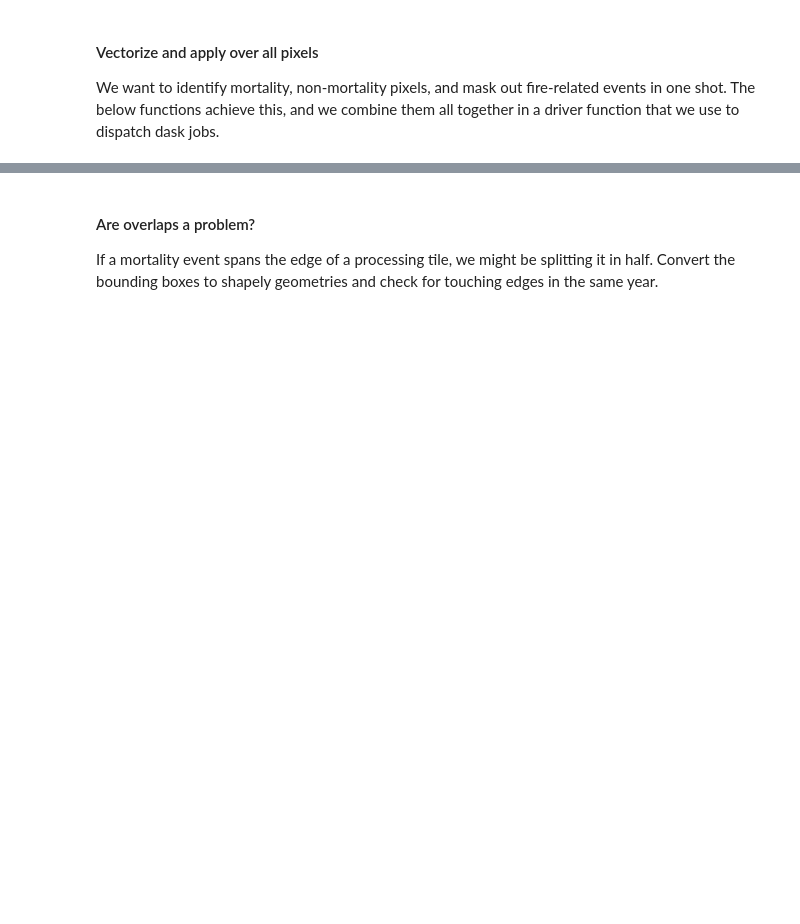
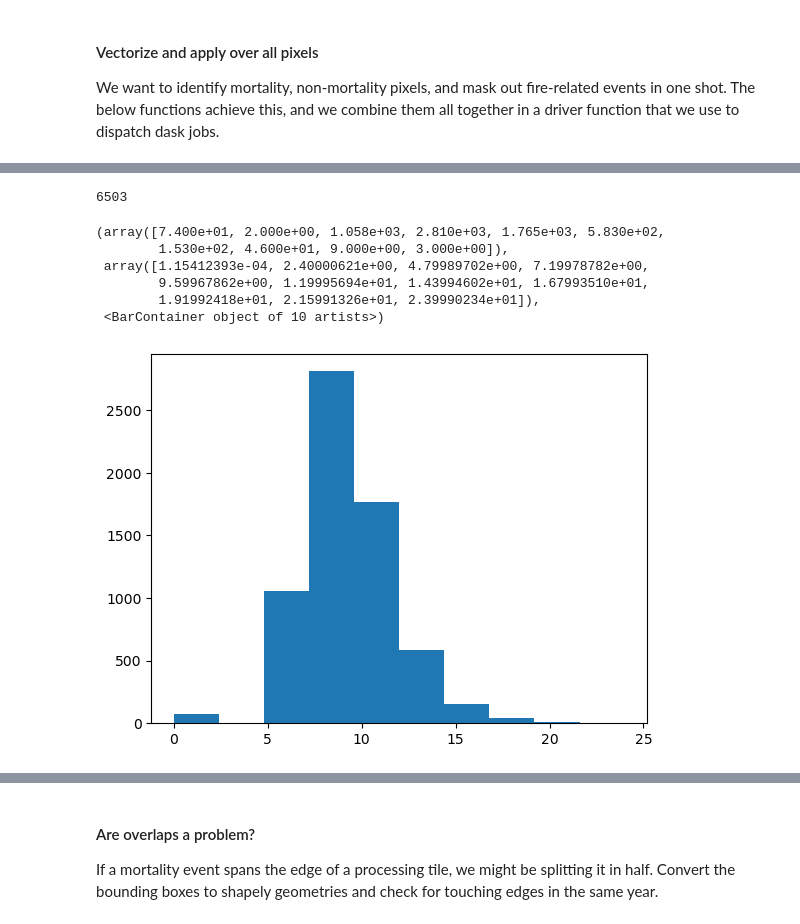
Before and after one commit to s-kganz/morts, a Jupyter notebook: notebooks/ewma_change_detection.ipynb, the cells around one changed output, grey strips where cells are left out. Cells and saved outputs as stored; diff of their text form; code cells hidden in the pictures; blank space fills up the shorter version.

Commit message:
add detection severity to change detection nb

```diff
--- a/notebooks/ewma_change_detection.ipynb
+++ b/notebooks/ewma_change_detection.ipynb
@@ -136,9 +203,11 @@ def label_ewma_detections(
     signal_threshold: float=10,  **kwargs
 ) -> list[dict]:
     # Find positive detections
+    dim_array = ds.band_data.sel(band="dim_change").fillna(0).transpose("y", "x", "time")
+
     detections = xr.apply_ufunc(
         ewma_change_detection,
-        ds.band_data.sel(band="dim_change").fillna(0),
+        dim_array,
         kwargs=dict(lam=lam, transform_matrix=transform_matrix, signal_threshold=signal_threshold, **kwargs),
         input_core_dims=[["time"]],
         output_core_dims=[["time_shift"]],
@@ -151,6 +220,7 @@ def label_ewma_detections(
 
     object_labels, n_feats = ndimage.label(detections, structure=struct)
     objects = ndimage.find_objects(object_labels)
+    object_dim_severity = ndimage.mean(dim_array, object_labels, index=list(range(n_feats)))
 
     # Recreate selectors using the *coordinates* in this array
     objects_coords = [
@@ -162,7 +232,7 @@ def label_ewma_detections(
         for o in objects
     ]
 
-    return objects_coords
+    return objects_coords, object_dim_severity
 
 def label_nondetections(ds: xr.Dataset, signal_threshold: float=10) -> tuple[np.ndarray, np.ndarray]:
     # Find negative detections - stable pixels that are never nan and never
@@ -194,12 +264,11 @@ test_ds = lcms.isel(x=slice(2048, 2560), y=slice(2048, 2560))
 def ewma_label_dask_driver(ds: xr.Dataset, transform_matrix: np.ndarray, lam: float=0.5, signal_threshold: float=10, fire_mask_window: int=5):
     ds = ds.compute()
     non_detect_y, non_detect_x = label_nondetections(ds, signal_threshold)
-    detections = label_ewma_detections(ds, lam, transform_matrix, signal_threshold=signal_threshold)
-    detections_filtered = list(filter(
-        lambda x: fire_filter(ds, x, fire_mask_window, signal_threshold),
-        detections
-    ))
-    return detections_filtered, non_detect_y, non_detect_x
+    detections, severity = label_ewma_detections(ds, lam, transform_matrix, signal_threshold=signal_threshold)
+    no_fire = np.array([fire_filter(ds, x, fire_mask_window, signal_threshold) for x in detections])
+    detections_filtered = list(compress(detections, no_fire))
+    severity_filtered   = list(compress(severity, no_fire))
+    return detections_filtered, severity_filtered, non_detect_y, non_detect_x
 # %%
 test_ds = lcms.isel(x=slice(2048, 3072), y=slice(2048, 3072))
 
@@ -218,7 +290,7 @@ plot_detection(objects[4])
 # %%
 from dask.distributed import LocalCluster
 
-cluster = LocalCluster(n_workers=6)
+cluster = LocalCluster(n_workers=4)
 client = cluster.get_client()
 client
 # %%
@@ -256,19 +328,36 @@ for iy in range(len(chunk_edges_y)-1):
 # %%
 results = client.gather(futures)
 # %%
-# Collect all the detections together. There's only 1000 so this does not
+# Collect all the detections together. There's only a few thousand so this does not
 # need to be super efficient.
 all_detections = []
 for r in results: all_detections.extend(r[0])
 print(len(all_detections))
+# %% [output]
+6503
 # %%
 # Collect all the non-detections together.
-non_detect_y = np.concatenate(
+severity = np.concatenate(
     [r[1] for r in results]
 )
-non_detect_x = np.concatenate(
+
+non_detect_y = np.concatenate(
     [r[2] for r in results]
 )
+non_detect_x = np.concatenate(
+    [r[3] for r in results]
+)
+# %%
+# Visualize the severity distribution
+plt.hist(severity)
+# %% [output]
+(array([7.400e+01, 2.000e+00, 1.058e+03, 2.810e+03, 1.765e+03, 5.830e+02,
+        1.530e+02, 4.600e+01, 9.000e+00, 3.000e+00]),
+ array([1.15412393e-04, 2.40000621e+00, 4.79989702e+00, 7.19978782e+00,
+        9.59967862e+00, 1.19995694e+01, 1.43994602e+01, 1.67993510e+01,
+        1.91992418e+01, 2.15991326e+01, 2.39990234e+01]),
+ <BarContainer object of 10 artists>)
+[figure, added]
 # %%
 # Visualize a couple of each
 n_signals = 3
```
Also changed, not shown: parts of 27 cells of this notebook.
